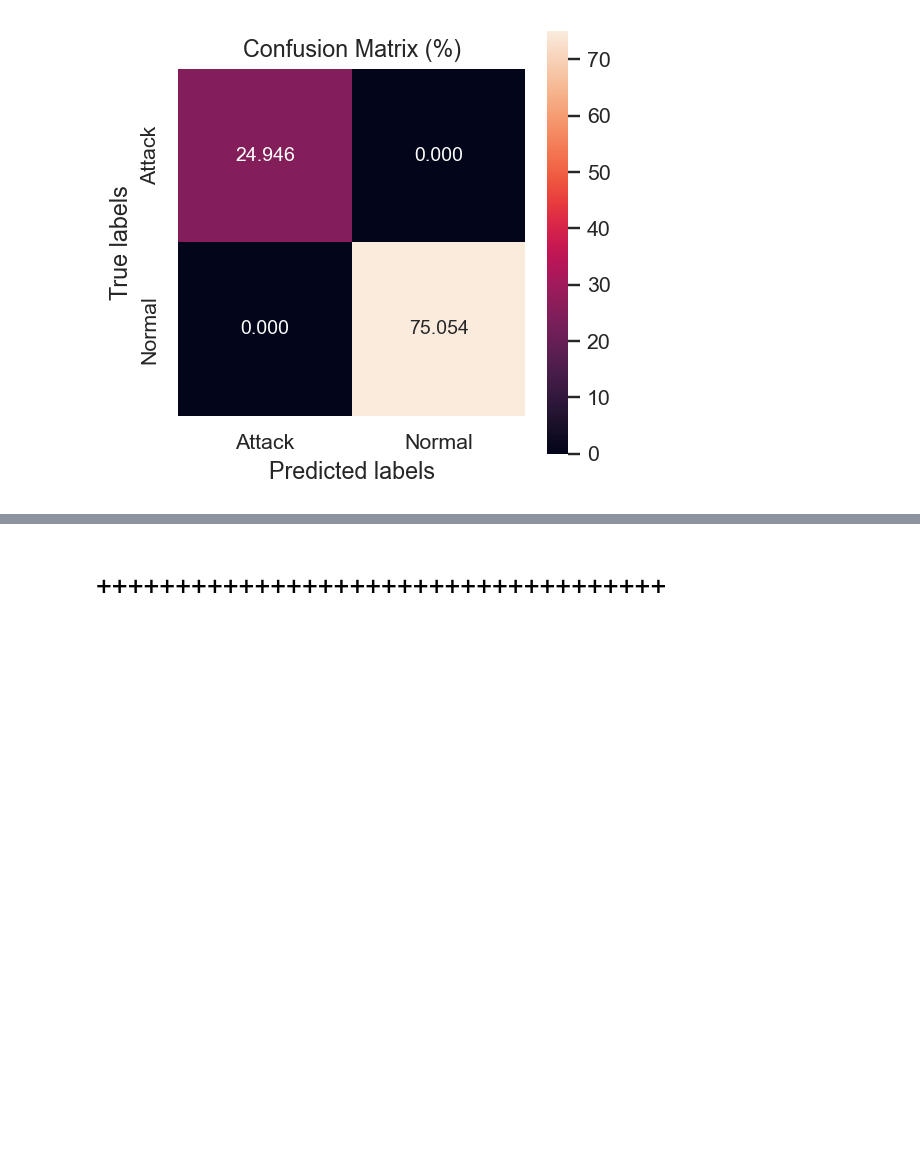
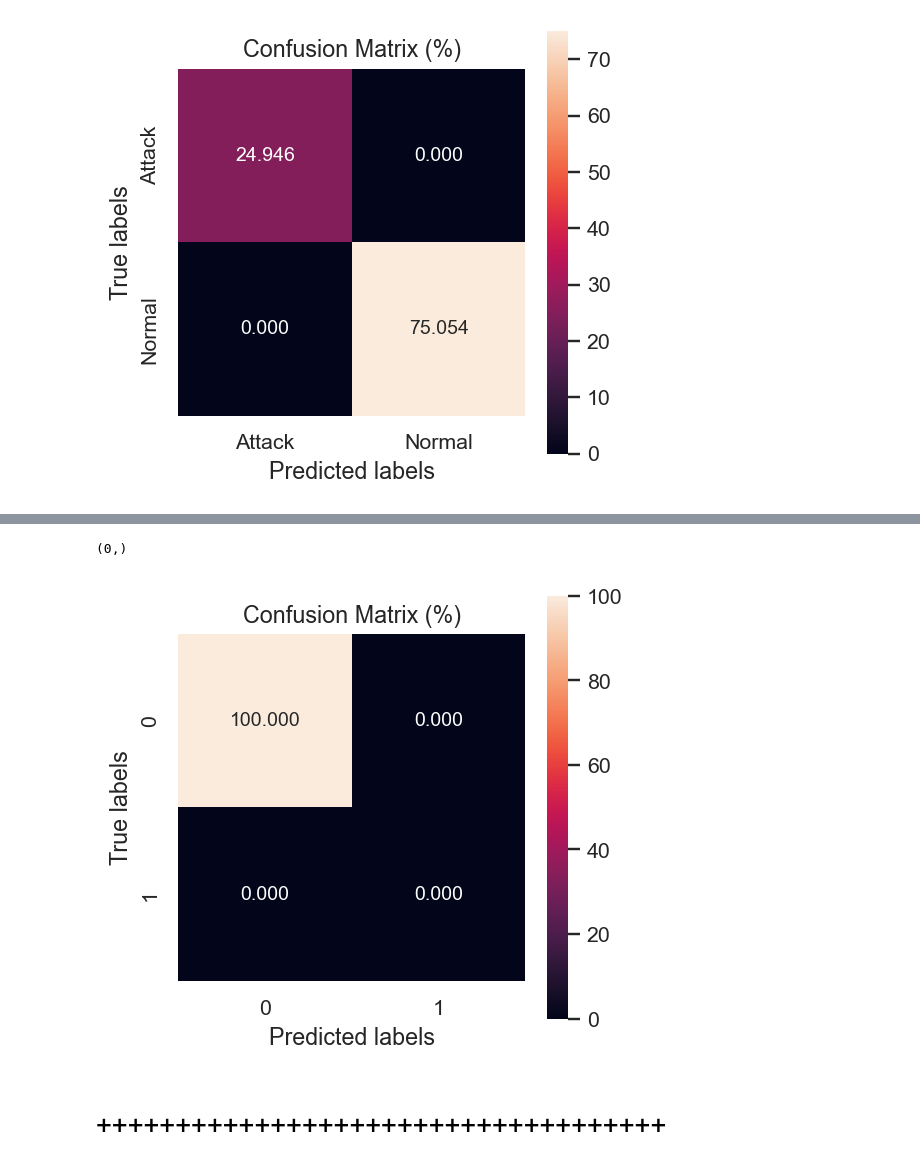
Before and after one commit to DanilaRedin/CAN_IDS, a Jupyter notebook: ids.ipynb, the cells around one changed output, grey strips where cells are left out. Saved outputs shown, nothing was run; the diff lists cells and outputs as text; code cells hidden in the pictures; blank space fills up the shorter version.

Commit message:
poor performance on attack-free dataset for gear estimator

```diff
--- a/ids.ipynb
+++ b/ids.ipynb
@@ -343,0 +363,2 @@ plot_confmat(yrpm_test, yrpm_pred)
+# %%
+normal.drop([0, 988871], axis=0, inplace=True)
@@ -343,0 +379,2 @@ plot_confmat(yrpm_test, yrpm_pred)
+# %%
+normal.CAN_ID = normal.CAN_ID.apply(lambda x: int(x, 16))
@@ -343,0 +385,12 @@ plot_confmat(yrpm_test, yrpm_pred)
+# %%
+nor_gear = normal[normal.CAN_ID==int('043f', 16)][byteX]
+nor_rpm = normal[normal.CAN_ID==int('0316', 16)][byteX]
+
+for one_byte in byteX:
+    nor_gear.loc[:, one_byte] = nor_gear.loc[:, one_byte].apply(lambda x: int(x, 16)).astype('float')
+    nor_rpm.loc[:, one_byte] = nor_rpm.loc[:, one_byte].apply(lambda x: int(x, 16)).astype('float')
+# %%
+nor_dos = svc_dos.predict(nor_dosfuzzy)
+nor_fuzzy = svc_fuzzy.predict(nor_dosfuzzy)
+nor_gear = svc_gear.predict(nor_gear)
+nor_rpm = svc_rpm.predict(nor_rpm)
@@ -344,3 +412,11 @@ plot_confmat(yrpm_test, yrpm_pred)
+# %%
+nor_rpm[nor_rpm=='T'].shape
+# %% [output]
+(0,)
+# %%
+plot_confmat(pd.Series(['R' for _ in range(nor_rpm.shape[0])], name='Y_normal'), nor_rpm)
+# %% [output]
+[figure, added]
 # %% [markdown]
 # ++++++++++++++++++++++++++++++++++++
 # %%
```
Also changed, not shown: parts of 12 cells of this notebook.
